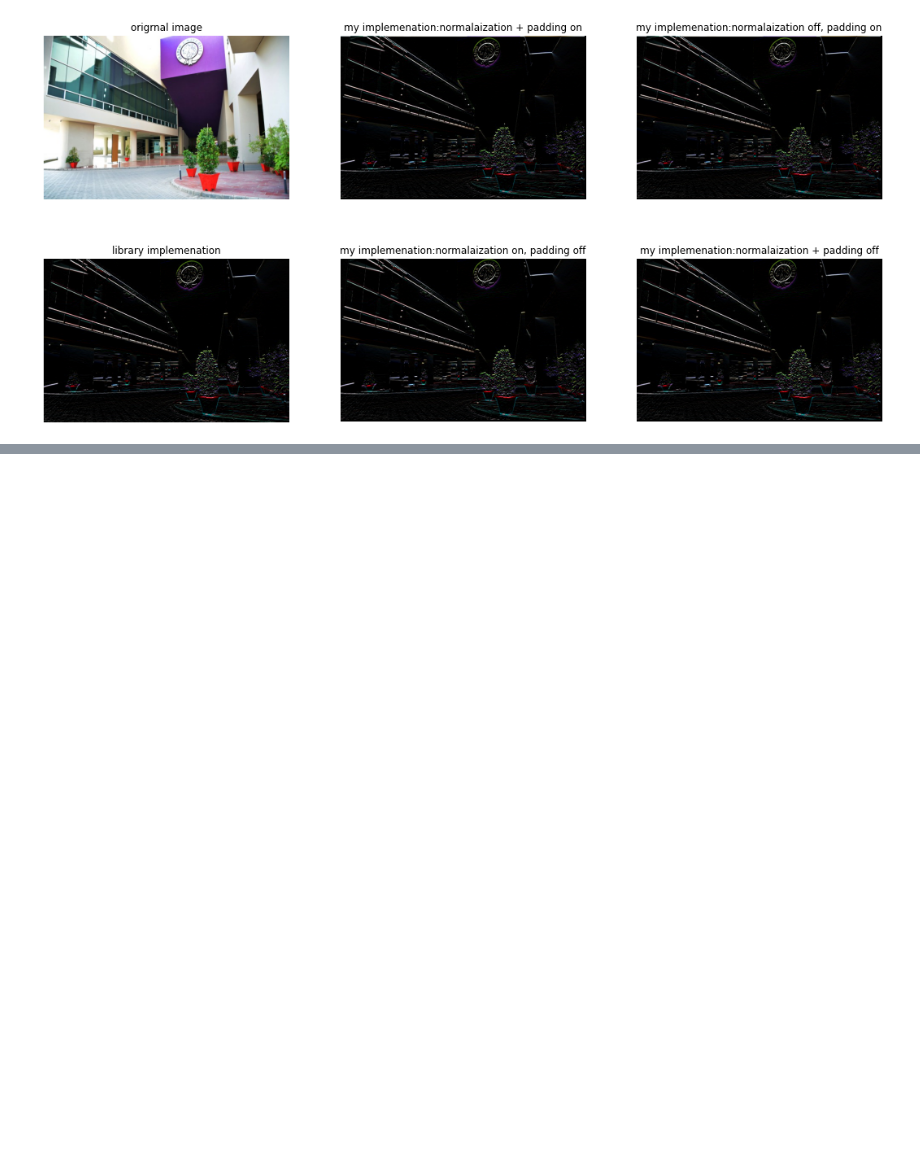
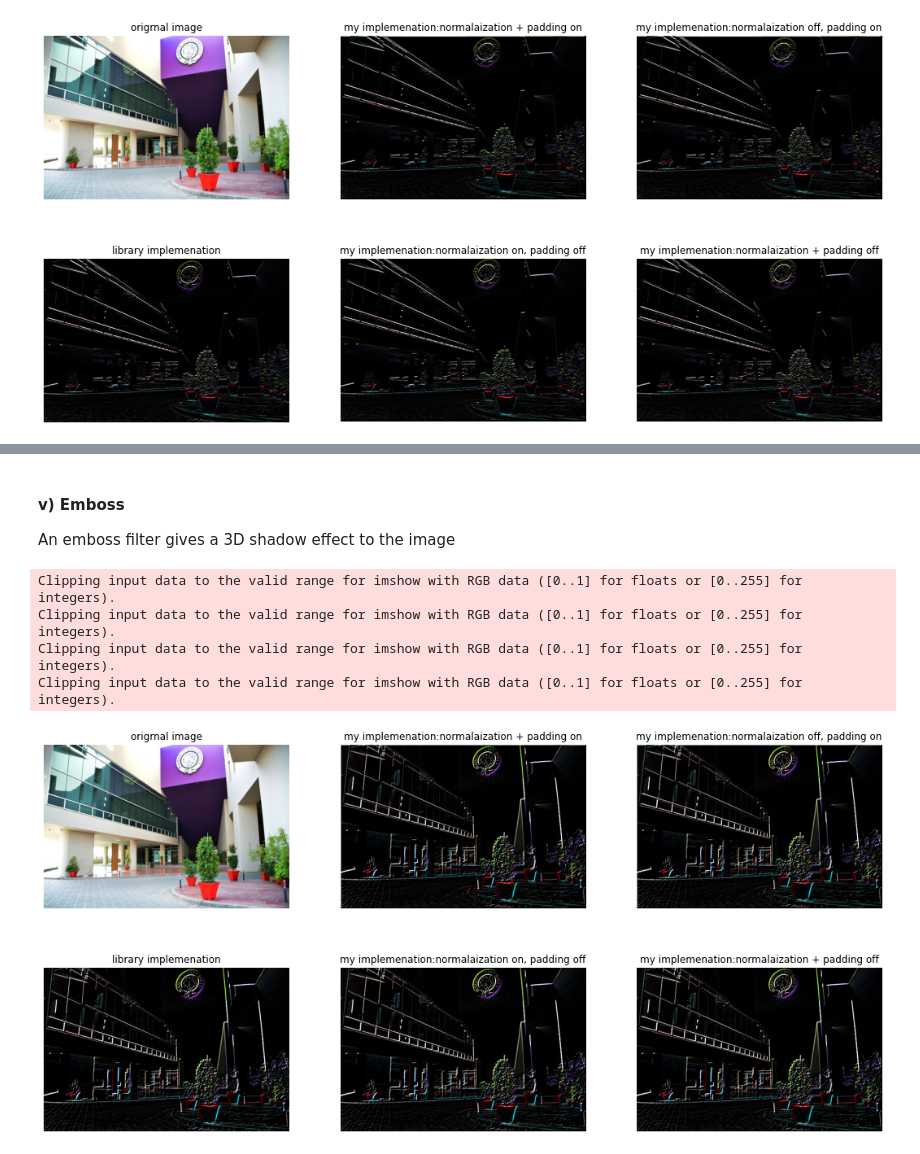
Before and after one commit to hf04097/Filter-for-images, a Jupyter notebook: Filtering.ipynb, the cells around one changed output, grey strips where cells are left out. Cells and saved outputs as stored; diff of their text form; code cells hidden in the pictures; blank space fills up the shorter version.

```diff
--- a/Filtering.ipynb
+++ b/Filtering.ipynb
@@ -179,0 +199,12 @@ Clipping input data to the valid range for imshow with RGB data ([0..1] for floa
+# %% [markdown]
+#### v) Emboss
+An emboss filter gives a 3D shadow effect to the image
+# %%
+filter = np.array([[   -1, -1,  0],[-1,  0,  1],[0,  1,  1]])  #emboss filter
+filtered_subplots(image,filter)
+# %% [output]
+Clipping input data to the valid range for imshow with RGB data ([0..1] for floats or [0..255] for integers).
+Clipping input data to the valid range for imshow with RGB data ([0..1] for floats or [0..255] for integers).
+Clipping input data to the valid range for imshow with RGB data ([0..1] for floats or [0..255] for integers).
+Clipping input data to the valid range for imshow with RGB data ([0..1] for floats or [0..255] for integers).
+[figure, added]
```
Also changed, not shown: parts of 5 cells of this notebook.
